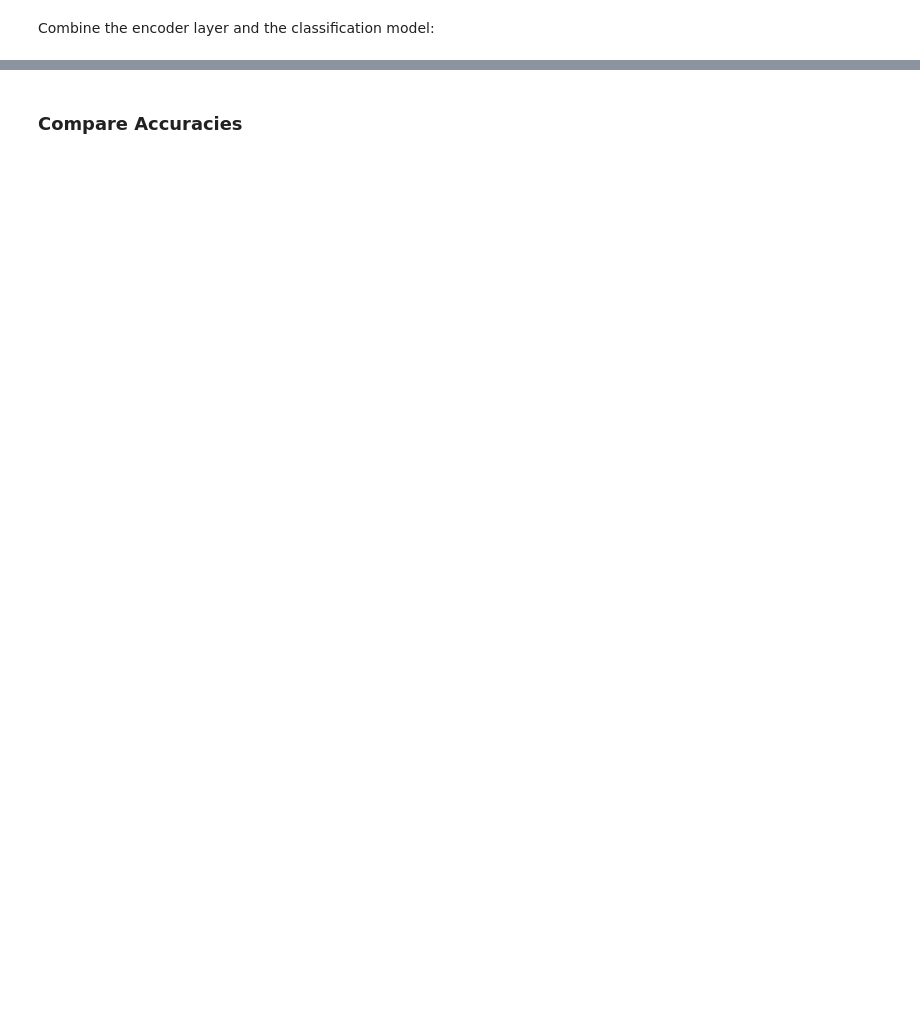
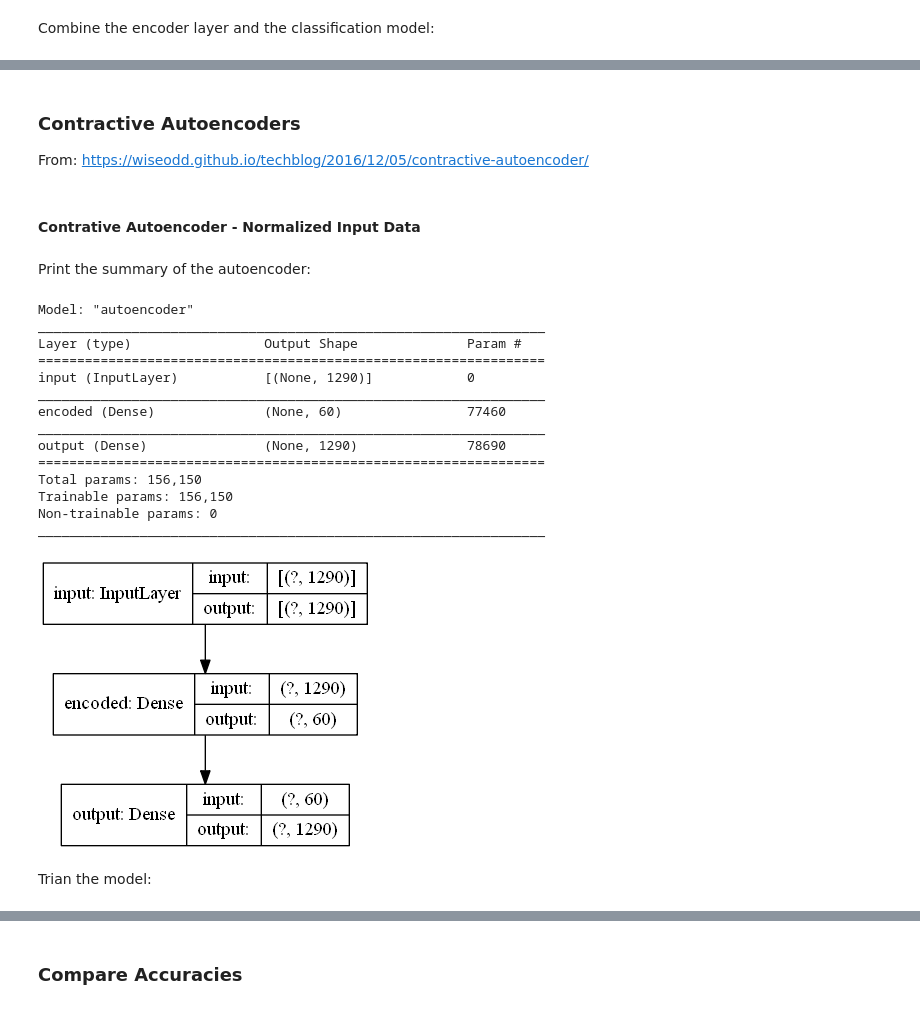
Before and after one commit to Aekai/Wi-Mind, a Jupyter notebook: FeatureExtractionModule/src/autoencoder_approach.ipynb, the cells around one changed output, grey strips where cells are left out. Cells and saved outputs as stored; diff of their text form; code cells hidden in the pictures; blank space fills up the shorter version.

```diff
--- a/FeatureExtractionModule/src/autoencoder_approach.ipynb
+++ b/FeatureExtractionModule/src/autoencoder_approach.ipynb
@@ -1352,7 +1367,7 @@ seconds = 30  # time window length
 
 accs_deep = []
 
-for ident in range(10):
+for ident in range(3):
     train_idents = [x for i, x in enumerate(idents) if i != ident]
     validation_idents = [idents[ident]]
     test_idents = [idents[ident]]
@@ -1593,0 +1609,3 @@ accuracies:
+# %% [markdown]
+### Contractive Autoencoders
+From: https://wiseodd.github.io/techblog/2016/12/05/contractive-autoencoder/
@@ -1593,0 +1614,60 @@ accuracies:
+# %%
+# define a function to be able to access the autoencoder in the loss funciton
+def loss_with_params(autoencoder):
+    # loss function from https://wiseodd.github.io/techblog/2016/12/05/contractive-autoencoder/
+    def contractive_loss(y_pred, y_true):
+
+        lam = 1e-4
+        mse = K.mean(K.square(y_true - y_pred), axis=1)
+
+        W = K.variable(value=autoencoder.get_layer('encoded').get_weights()[0])  # N x N_hidden
+        W = K.transpose(W)  # N_hidden x N
+        h = autoencoder.get_layer('encoded').output
+        dh = h * (1 - h)  # N_batch x N_hidden
+
+        # N_batch x N_hidden * N_hidden x 1 = N_batch x 1
+        contractive = lam * K.sum(dh**2 * K.sum(W**2, axis=1), axis=1)
+
+        return mse + contractive
+    return contractive_loss
+# %%
+def contractive_ae(x, encoding_dim=64):
+    # From https://wiseodd.github.io/techblog/2016/12/05/contractive-autoencoder/
+
+    inputs = Input(shape=x[0].shape, name="input")
+    encoded = Dense(encoding_dim, activation='sigmoid', name='encoded')(inputs)
+    outputs = Dense(x[0].shape[0], activation='linear', name="output")(encoded)
+
+    autoencoder = Model(inputs, outputs, name="autoencoder")
+
+    # compile the model
+    autoencoder.compile(optimizer='adam', loss=loss_with_params(autoencoder), metrics=metrics)
+
+    return autoencoder, encoded
+# %% [markdown]
+#### Contrative Autoencoder - Normalized Input Data
+# %%
+autoencoder, _ = contractive_ae(x_train, 60)
+# %% [markdown]
+Print the summary of the autoencoder:
+# %%
+autoencoder.summary()
+keras.utils.plot_model(autoencoder, "./AEOutput/contractive_ae.png", show_shapes=True)
+# %% [output]
+Model: "autoencoder"
+_________________________________________________________________
+Layer (type)                 Output Shape              Param #
+=================================================================
+input (InputLayer)           [(None, 1290)]            0
+_________________________________________________________________
+encoded (Dense)              (None, 60)                77460
+_________________________________________________________________
+output (Dense)               (None, 1290)              78690
+=================================================================
+Total params: 156,150
+Trainable params: 156,150
+Non-trainable params: 0
+_________________________________________________________________
+[figure, added]
+# %% [markdown]
+Trian the model:
```
Also changed, not shown: parts of 40 cells of this notebook.
